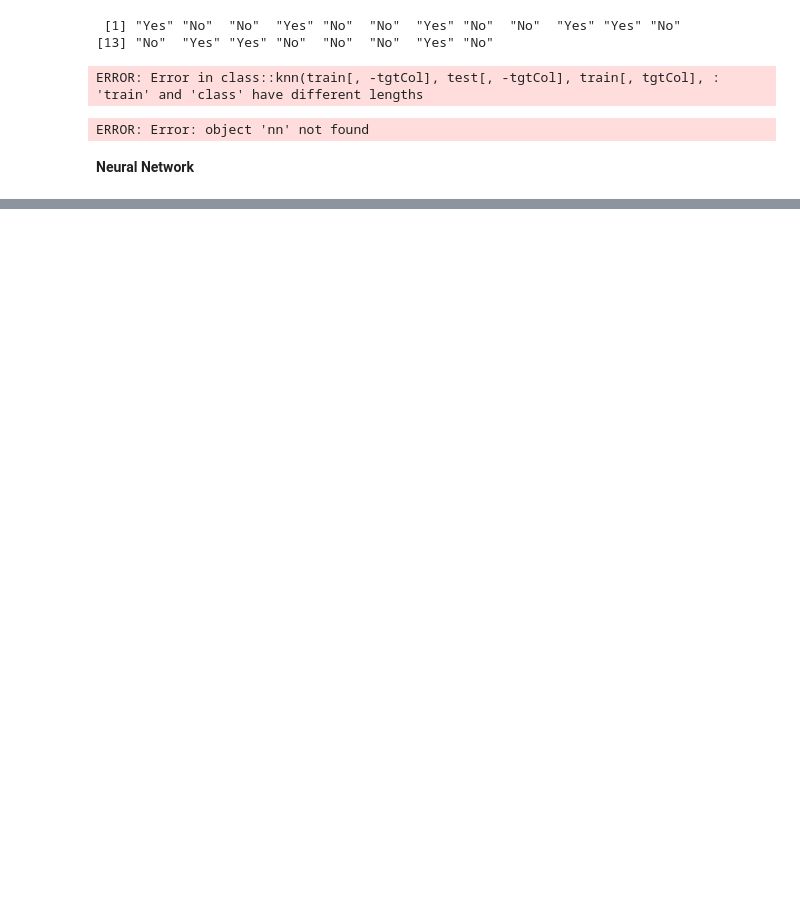
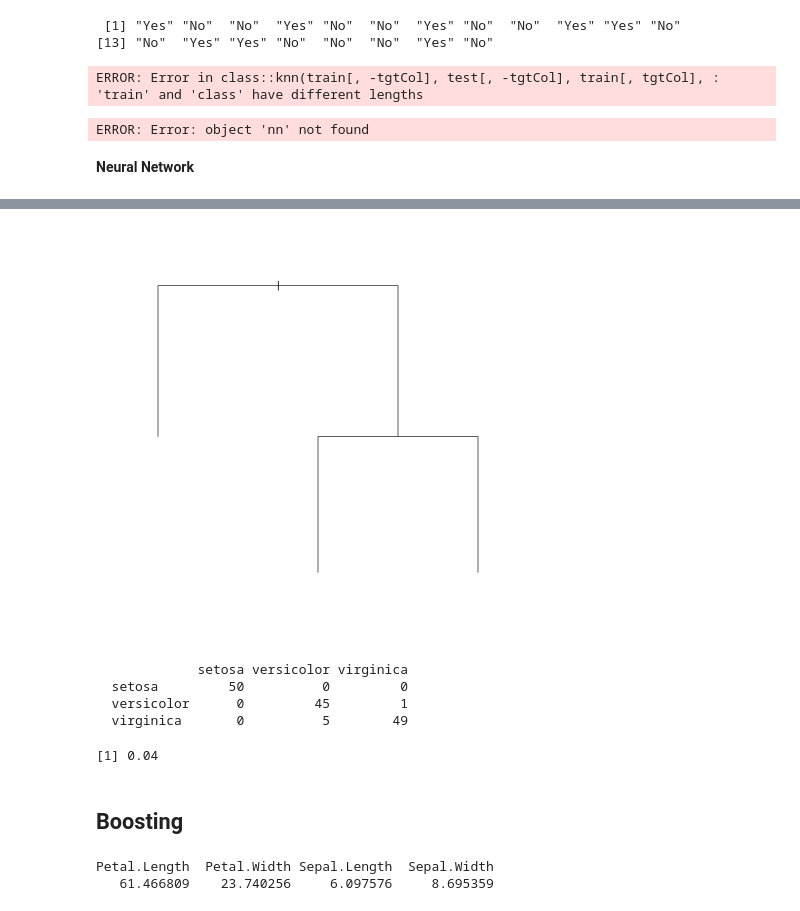
Before and after one commit to ogut77/DataScience, a Jupyter notebook: Chapter7R.ipynb, the cells around one changed output, grey strips where cells are left out. Drawn from its saved outputs; the diff is of its cells as text; code cells hidden in the pictures; blank space fills up the shorter version.

```diff
--- a/Chapter7R.ipynb
+++ b/Chapter7R.ipynb
@@ -170,0 +327,6 @@ table(nnetpred,y)
+# %%
+data(iris)
+# mfinal is an integer which is the number of iterations for which boosting is run
+iris.bagging <- bagging(Species~., data=iris, mfinal = 10)
+# list the importance of variable in the classification
+iris.bagging$importance
@@ -170,0 +357,24 @@ table(nnetpred,y)
+# %%
+# plot the decision tree after iteration 10 data
+plot(iris.bagging$trees[[10]])
+# %% [output]
+[figure, added]
+# %%
+# classify the iris data using the bagging model
+baggingpred <- predict(iris.bagging, newdata=iris)
+table(baggingpred$class, iris[,5])
+# %% [output]
+             setosa versicolor virginica
+  setosa         50          0         0
+  versicolor      0         45         1
+  virginica       0          5        49
+# %%
+# calculate the misclassification error
+baggingtb <- table(baggingpred$class, iris[,5])
+baggingerror.rpart <- 1-(sum(diag(baggingtb))/sum(baggingtb))
+# misclassification error is 2.67%
+baggingerror.rpart
+# %% [output]
+[1] 0.04
+# %% [markdown]
+## Boosting
@@ -170,0 +384,6 @@ table(nnetpred,y)
+# %%
+# list the importance of variable in the classification
+iris.adaboost$importance
+# %% [output]
+Petal.Length  Petal.Width Sepal.Length  Sepal.Width
+   61.466809    23.740256     6.097576     8.695359
```
Also changed, not shown: parts of 38 cells of this notebook.
